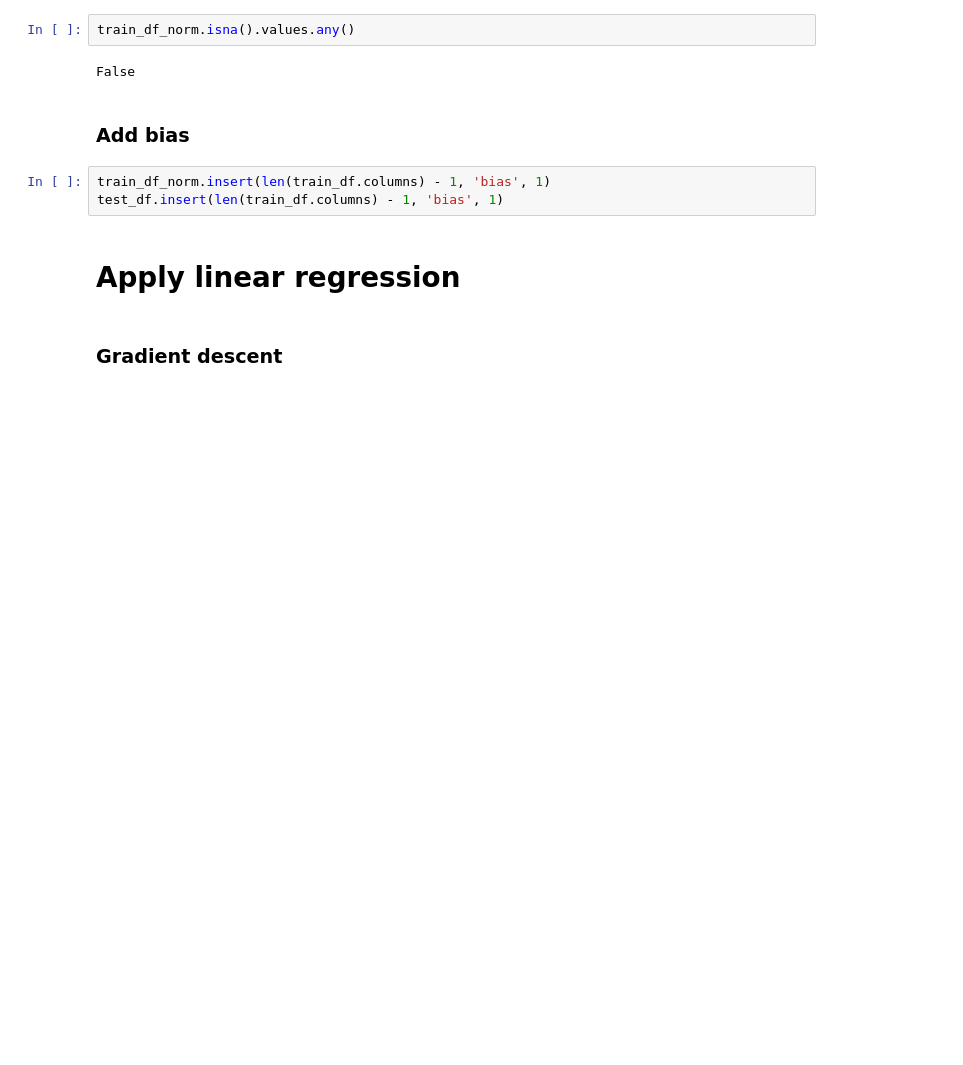
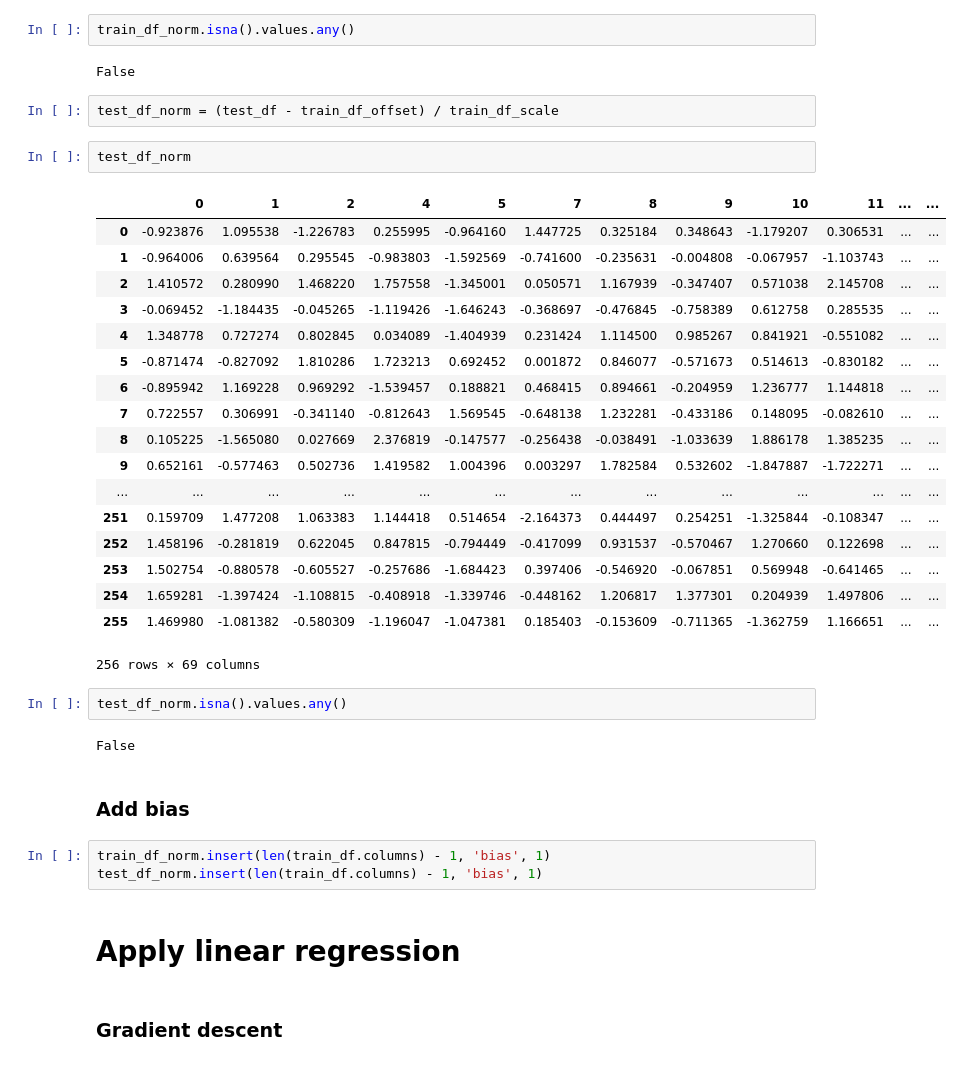
Before and after one commit to artvopilov/itmo_ml_labs, a Jupyter notebook: jupyter_notebooks/linear_regression.ipynb, the cells around one changed output. Saved outputs shown, nothing was run; the diff lists cells and outputs as text; blank space fills up the shorter version.

```diff
--- a/jupyter_notebooks/linear_regression.ipynb
+++ b/jupyter_notebooks/linear_regression.ipynb
@@ -152,11 +152,38 @@ train_df_norm
 train_df_norm.isna().values.any()
 # %% [output]
 False
+# %%
+test_df_norm = (test_df - train_df_offset) / train_df_scale
+# %%
+test_df_norm
+# %% [output]
+|  | 0 | 1 | 2 | 4 | 5 | 7 | 8 | 9 | 10 | 11 | ... | ... |
+| 0 | -0.923876 | 1.095538 | -1.226783 | 0.255995 | -0.964160 | 1.447725 | 0.325184 | 0.348643 | -1.179207 | 0.306531 | ... | ... |
+| 1 | -0.964006 | 0.639564 | 0.295545 | -0.983803 | -1.592569 | -0.741600 | -0.235631 | -0.004808 | -0.067957 | -1.103743 | ... | ... |
+| 2 | 1.410572 | 0.280990 | 1.468220 | 1.757558 | -1.345001 | 0.050571 | 1.167939 | -0.347407 | 0.571038 | 2.145708 | ... | ... |
+| 3 | -0.069452 | -1.184435 | -0.045265 | -1.119426 | -1.646243 | -0.368697 | -0.476845 | -0.758389 | 0.612758 | 0.285535 | ... | ... |
+| 4 | 1.348778 | 0.727274 | 0.802845 | 0.034089 | -1.404939 | 0.231424 | 1.114500 | 0.985267 | 0.841921 | -0.551082 | ... | ... |
+| 5 | -0.871474 | -0.827092 | 1.810286 | 1.723213 | 0.692452 | 0.001872 | 0.846077 | -0.571673 | 0.514613 | -0.830182 | ... | ... |
+| 6 | -0.895942 | 1.169228 | 0.969292 | -1.539457 | 0.188821 | 0.468415 | 0.894661 | -0.204959 | 1.236777 | 1.144818 | ... | ... |
+| 7 | 0.722557 | 0.306991 | -0.341140 | -0.812643 | 1.569545 | -0.648138 | 1.232281 | -0.433186 | 0.148095 | -0.082610 | ... | ... |
+| 8 | 0.105225 | -1.565080 | 0.027669 | 2.376819 | -0.147577 | -0.256438 | -0.038491 | -1.033639 | 1.886178 | 1.385235 | ... | ... |
+| 9 | 0.652161 | -0.577463 | 0.502736 | 1.419582 | 1.004396 | 0.003297 | 1.782584 | 0.532602 | -1.847887 | -1.722271 | ... | ... |
+| ... | ... | ... | ... | ... | ... | ... | ... | ... | ... | ... | ... | ... |
+| 251 | 0.159709 | 1.477208 | 1.063383 | 1.144418 | 0.514654 | -2.164373 | 0.444497 | 0.254251 | -1.325844 | -0.108347 | ... | ... |
+| 252 | 1.458196 | -0.281819 | 0.622045 | 0.847815 | -0.794449 | -0.417099 | 0.931537 | -0.570467 | 1.270660 | 0.122698 | ... | ... |
+| 253 | 1.502754 | -0.880578 | -0.605527 | -0.257686 | -1.684423 | 0.397406 | -0.546920 | -0.067851 | 0.569948 | -0.641465 | ... | ... |
+| 254 | 1.659281 | -1.397424 | -1.108815 | -0.408918 | -1.339746 | -0.448162 | 1.206817 | 1.377301 | 0.204939 | 1.497806 | ... | ... |
+| 255 | 1.469980 | -1.081382 | -0.580309 | -1.196047 | -1.047381 | 0.185403 | -0.153609 | -0.711365 | -1.362759 | 1.166651 | ... | ... |
+256 rows × 69 columns
+# %%
+test_df_norm.isna().values.any()
+# %% [output]
+False
 # %% [markdown]
 ### Add bias
 # %%
 train_df_norm.insert(len(train_df.columns) - 1, 'bias', 1)
-test_df.insert(len(train_df.columns) - 1, 'bias', 1)
+test_df_norm.insert(len(train_df.columns) - 1, 'bias', 1)
 # %% [markdown]
 # Apply linear regression
 # %% [markdown]
```
Also changed, not shown: parts of 9 cells of this notebook.
